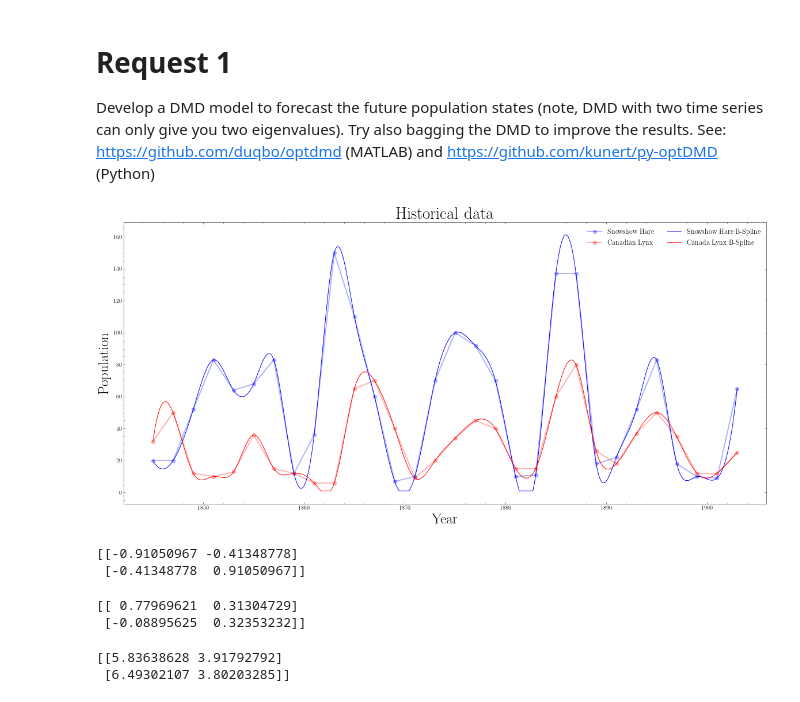
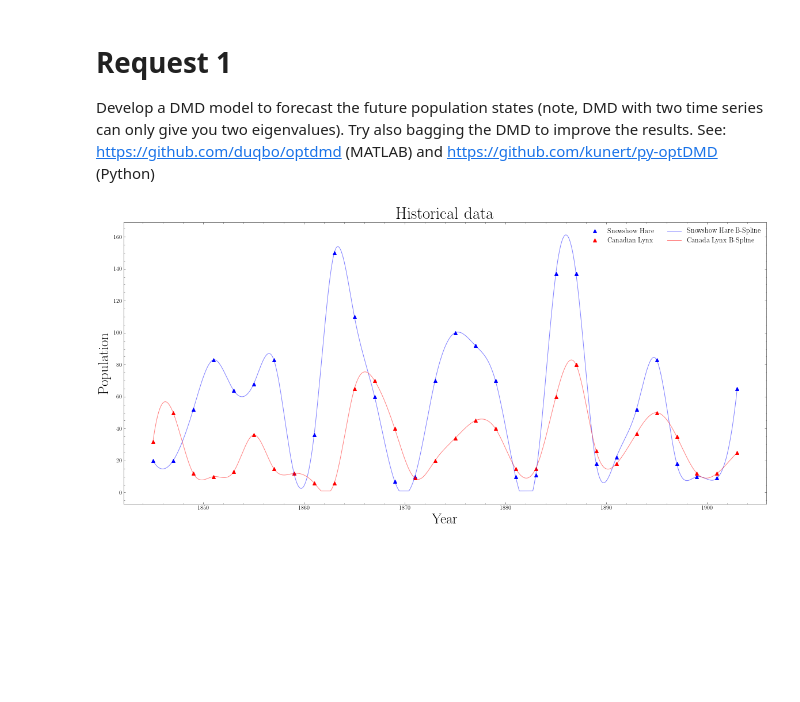
Before and after one commit to tdinelli/Modelling-From-Measurements, a Jupyter notebook: Notebooks/Part-1.ipynb, the cells around one changed output. Saved outputs shown, nothing was run; the diff lists cells and outputs as text; code cells hidden in the pictures; blank space fills up the shorter version.

```diff
--- a/Notebooks/Part-1.ipynb
+++ b/Notebooks/Part-1.ipynb
@@ -67,20 +76,19 @@ cl_new[tmp] = 1
 # %%
 fig = plt.figure(figsize=(20, 9))
 
-plt.plot(yr, sh, '-o', linewidth='2', color='blue', alpha=.3)
-plt.plot(yr, cl, '-o', linewidth='2', color='red', alpha=.3)
-plt.plot(yr_new, sh_new, color='blue')
-plt.plot(yr_new, cl_new, color='red')
+plt.plot(yr, sh, '^', linewidth='2', color='blue') # , alpha=.3)
+plt.plot(yr, cl, '^', linewidth='2', color='red') # , alpha=.3)
+plt.plot(yr_new, sh_new, color='blue', alpha= 0.5)
+plt.plot(yr_new, cl_new, color='red', alpha = 0.5)
 plt.title('Historical data', fontsize = 29)
 plt.xlabel('Year', fontsize = 25)
 plt.ylabel('Population', fontsize = 25)
 plt.legend(['Snowshow Hare', 'Canadian Lynx', 'Snowshow Hare B-Spline', 'Canada Lynx B-Spline'], fontsize = 12, ncol=2)
 
-# plt.grid(True, which="both")
 fig.savefig('Figures/population_data.pdf', format='pdf', dpi=1200)
 plt.show()
 # %% [output]
-[figure, old version]
+[figure, new version]
 # %%
 tmp_data = np.vstack((sh, cl))
 X = tmp_data[:, :-1]
@@ -96,26 +103,6 @@ dX_test = dX[:, -n_test:]
 # %%
 r = 2
 U, S, V, x_dmd = DMD(X, dX, r, time)
-
-print(U)
-# %% [output]
-[[-0.91050967 -0.41348778]
- [-0.41348778  0.91050967]]
-# %%
-r = 2
-U,S,V = DMDmedium(X, r)
-
-print(U)
-# %% [output]
-[[ 0.77969621  0.31304729]
- [-0.08895625  0.32353232]]
-# %%
-pred_step = 2
-mat_hat = medium4cast(X, r, pred_step)
-print(mat_hat)
-# %% [output]
-[[5.83638628 3.91792792]
- [6.49302107 3.80203285]]
 # %%
 fig = plt.figure(figsize=(20, 9))
 
```
Also changed, not shown: parts of 4 cells of this notebook, 1 other file.
